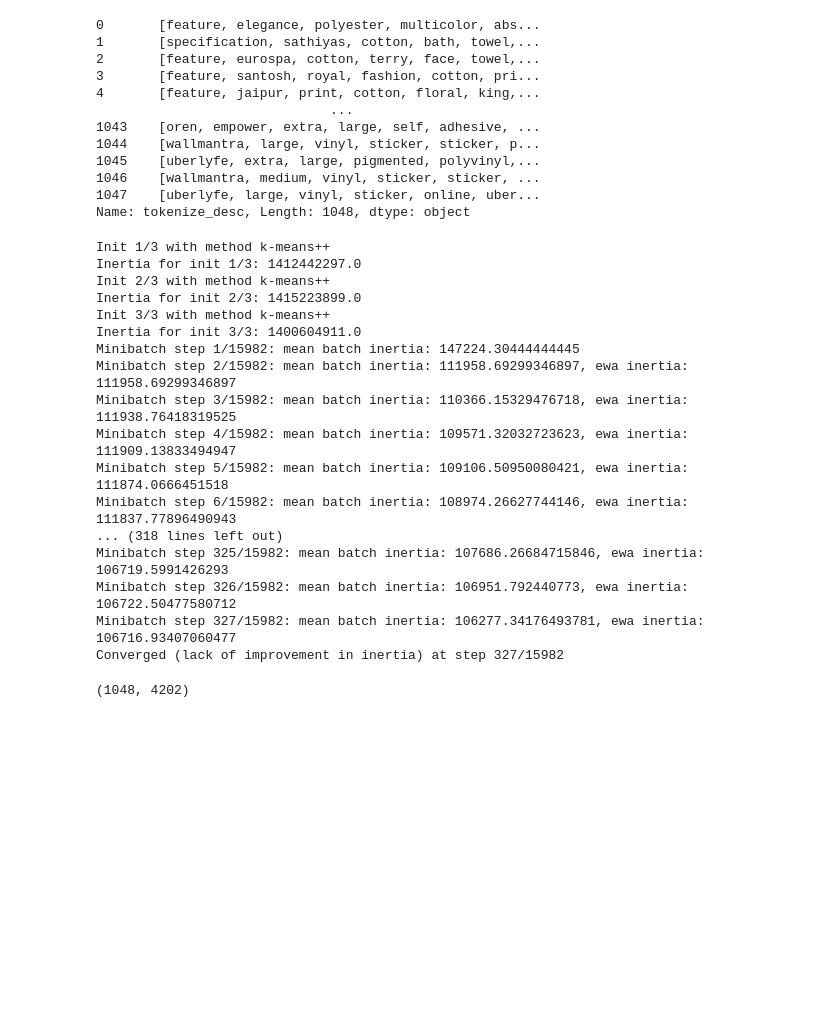
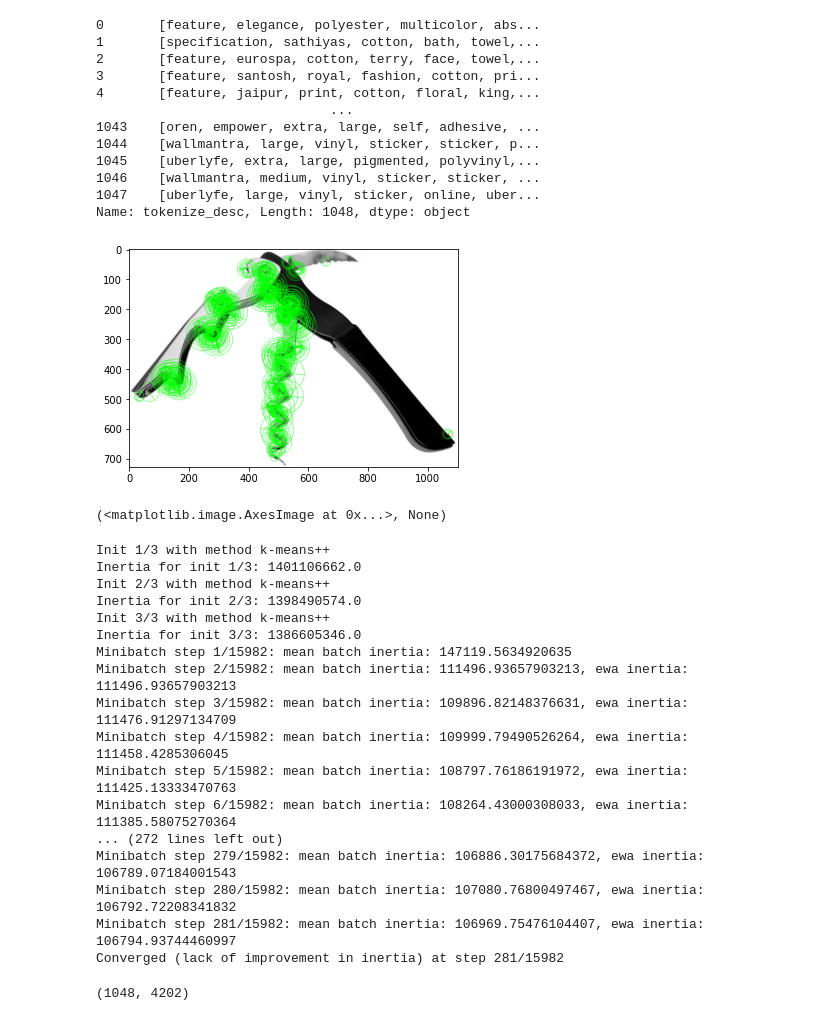
Before and after one commit to JeongJeong-code/P6_market_place, a Jupyter notebook: text_image_classification.ipynb, the cells around one changed output. Drawn from its saved outputs; the diff is of its cells as text; code cells hidden in the pictures; blank space fills up the shorter version.

```diff
--- a/text_image_classification.ipynb
+++ b/text_image_classification.ipynb
@@ -199,6 +202,23 @@ for leaf in train.image:
 
     for d in des:
       dico.append(d)
+# %%
+img_path = "/content/drive/MyDrive/P6_market_place/Images"
+train = df1_test
+labels = train.categories.unique()
+name ='06fdaa2b03d70da4358311d260456729'
+dico = []
+prob = []
+
+img = cv.imread(img_path +'/'+ name+'.jpg',cv.IMREAD_GRAYSCALE)
+orb = cv.ORB_create()
+kp, des = orb.detectAndCompute(img, None)
+
+img2 = cv.drawKeypoints(img, kp, None, color=(0,255,0), flags=4)
+plt.imshow(img2), plt.show()
+# %% [output]
+[figure, added]
+(<matplotlib.image.AxesImage at 0x...>, None)
 # %%
 from sklearn.cluster import MiniBatchKMeans
 from sklearn.neural_network import MLPClassifier
@@ -208,22 +228,22 @@ batch_size = np.size(os.listdir(img_path)) * 3
 kmeans = MiniBatchKMeans(n_clusters=k, batch_size=batch_size, verbose=1).fit(dico)
 # %% [output]
 Init 1/3 with method k-means++
-Inertia for init 1/3: 1412442297.0
+Inertia for init 1/3: 1401106662.0
 Init 2/3 with method k-means++
-Inertia for init 2/3: 1415223899.0
+Inertia for init 2/3: 1398490574.0
 Init 3/3 with method k-means++
-Inertia for init 3/3: 1400604911.0
-Minibatch step 1/15982: mean batch inertia: 147224.30444444445
-Minibatch step 2/15982: mean batch inertia: 111958.69299346897, ewa inertia: 111958.69299346897
-Minibatch step 3/15982: mean batch inertia: 110366.15329476718, ewa inertia: 111938.76418319525
-Minibatch step 4/15982: mean batch inertia: 109571.32032723623, ewa inertia: 111909.13833494947
-Minibatch step 5/15982: mean batch inertia: 109106.50950080421, ewa inertia: 111874.0666451518
-Minibatch step 6/15982: mean batch inertia: 108974.26627744146, ewa inertia: 111837.77896490943
-... (318 lines left out)
-Minibatch step 325/15982: mean batch inertia: 107686.26684715846, ewa inertia: 106719.5991426293
-Minibatch step 326/15982: mean batch inertia: 106951.792440773, ewa inertia: 106722.50477580712
-Minibatch step 327/15982: mean batch inertia: 106277.34176493781, ewa inertia: 106716.93407060477
-Converged (lack of improvement in inertia) at step 327/15982
+Inertia for init 3/3: 1386605346.0
+Minibatch step 1/15982: mean batch inertia: 147119.5634920635
+Minibatch step 2/15982: mean batch inertia: 111496.93657903213, ewa inertia: 111496.93657903213
+Minibatch step 3/15982: mean batch inertia: 109896.82148376631, ewa inertia: 111476.91297134709
+Minibatch step 4/15982: mean batch inertia: 109999.79490526264, ewa inertia: 111458.4285306045
+Minibatch step 5/15982: mean batch inertia: 108797.76186191972, ewa inertia: 111425.13333470763
+Minibatch step 6/15982: mean batch inertia: 108264.43000308033, ewa inertia: 111385.58075270364
+... (272 lines left out)
+Minibatch step 279/15982: mean batch inertia: 106886.30175684372, ewa inertia: 106789.07184001543
+Minibatch step 280/15982: mean batch inertia: 107080.76800497467, ewa inertia: 106792.72208341832
+Minibatch step 281/15982: mean batch inertia: 106969.75476104407, ewa inertia: 106794.93744460997
+Converged (lack of improvement in inertia) at step 281/15982
 # %%
 kmeans.verbose = False
 histo_list = []
```
Also changed, not shown: parts of 10 cells of this notebook.
